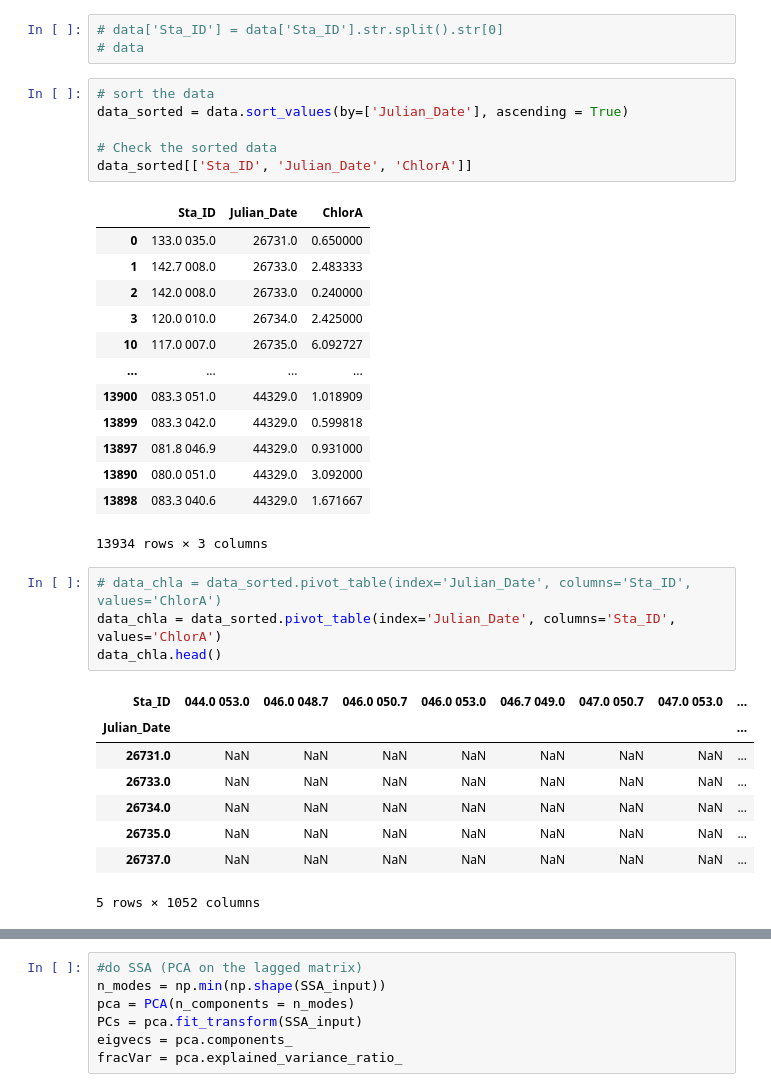
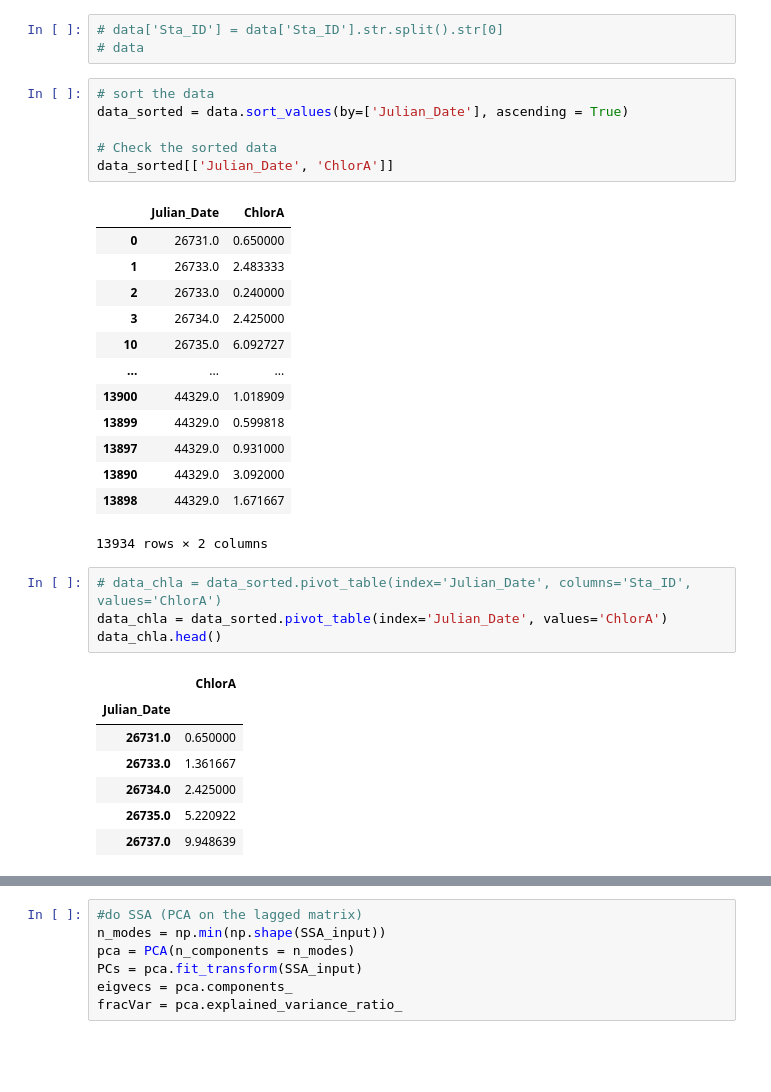
Before and after one commit to Drums180/Geoscientific_Analysis_Project, a Jupyter notebook: SSA.ipynb, the cells around one changed output, grey strips where cells are left out. Saved outputs shown, nothing was run; the diff lists cells and outputs as text; blank space fills up the shorter version.

```diff
--- a/SSA.ipynb
+++ b/SSA.ipynb
@@ -245,32 +245,31 @@ data
 data_sorted = data.sort_values(by=['Julian_Date'], ascending = True)
 
 # Check the sorted data
-data_sorted[['Sta_ID', 'Julian_Date', 'ChlorA']]
+data_sorted[['Julian_Date', 'ChlorA']]
 # %% [output]
-|  | Sta_ID | Julian_Date | ChlorA |
-| 0 | 133.0 035.0 | 26731.0 | 0.650000 |
-| 1 | 142.7 008.0 | 26733.0 | 2.483333 |
-| 2 | 142.0 008.0 | 26733.0 | 0.240000 |
-| 3 | 120.0 010.0 | 26734.0 | 2.425000 |
-| 10 | 117.0 007.0 | 26735.0 | 6.092727 |
-| ... | ... | ... | ... |
-| 13900 | 083.3 051.0 | 44329.0 | 1.018909 |
-| 13899 | 083.3 042.0 | 44329.0 | 0.599818 |
-| 13897 | 081.8 046.9 | 44329.0 | 0.931000 |
-| 13890 | 080.0 051.0 | 44329.0 | 3.092000 |
-| 13898 | 083.3 040.6 | 44329.0 | 1.671667 |
+|  | Julian_Date | ChlorA |
+| 0 | 26731.0 | 0.650000 |
+| 1 | 26733.0 | 2.483333 |
+| 2 | 26733.0 | 0.240000 |
+| 3 | 26734.0 | 2.425000 |
+| 10 | 26735.0 | 6.092727 |
+| ... | ... | ... |
+| 13900 | 44329.0 | 1.018909 |
+| 13899 | 44329.0 | 0.599818 |
+| 13897 | 44329.0 | 0.931000 |
+| 13890 | 44329.0 | 3.092000 |
+| 13898 | 44329.0 | 1.671667 |
-13934 rows × 3 columns
+13934 rows × 2 columns
 # %%
 # data_chla = data_sorted.pivot_table(index='Julian_Date', columns='Sta_ID', values='ChlorA')
-data_chla = data_sorted.pivot_table(index='Julian_Date', columns='Sta_ID', values='ChlorA')
+data_chla = data_sorted.pivot_table(index='Julian_Date', values='ChlorA')
 data_chla.head()
 # %% [output]
-| Sta_ID | 044.0 053.0 | 046.0 048.7 | 046.0 050.7 | 046.0 053.0 | 046.7 049.0 | 047.0 050.7 | 047.0 053.0 | ... |
-| Julian_Date |  |  |  |  |  |  |  | ... |
-| 26731.0 | NaN | NaN | NaN | NaN | NaN | NaN | NaN | ... |
-| 26733.0 | NaN | NaN | NaN | NaN | NaN | NaN | NaN | ... |
-| 26734.0 | NaN | NaN | NaN | NaN | NaN | NaN | NaN | ... |
-| 26735.0 | NaN | NaN | NaN | NaN | NaN | NaN | NaN | ... |
-| 26737.0 | NaN | NaN | NaN | NaN | NaN | NaN | NaN | ... |
+|  | ChlorA |
+| Julian_Date |  |
+| 26731.0 | 0.650000 |
+| 26733.0 | 1.361667 |
+| 26734.0 | 2.425000 |
+| 26735.0 | 5.220922 |
+| 26737.0 | 9.948639 |
-5 rows × 1052 columns
 # %%
```
Also changed, not shown: parts of 8 cells of this notebook.
